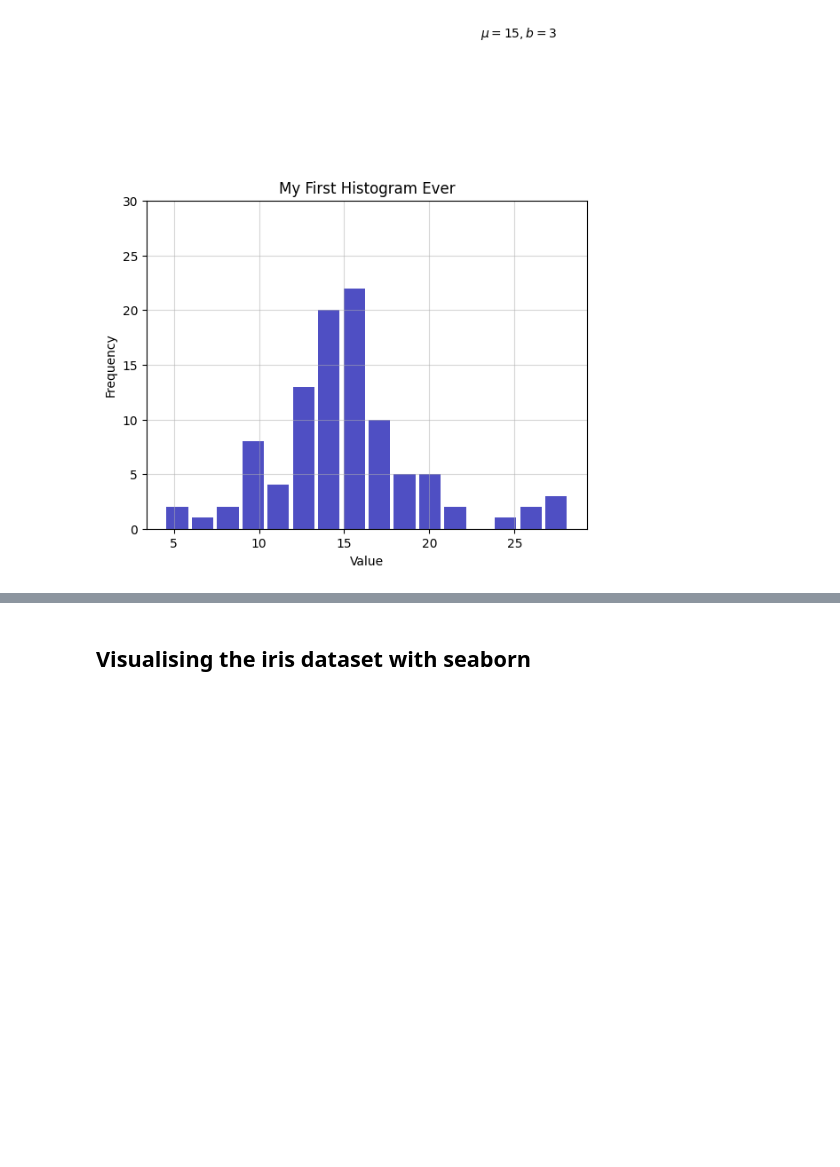
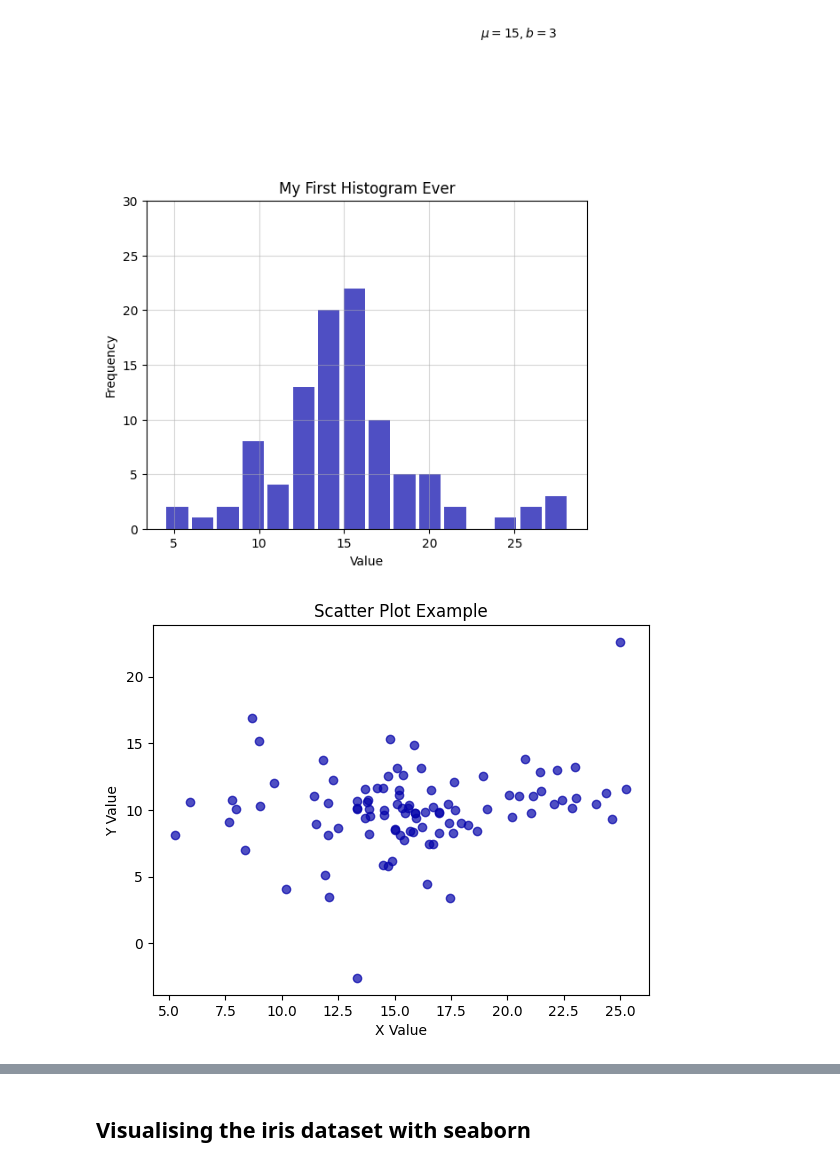
Before and after one commit to sameerhingoro/IOD, a Jupyter notebook: IOD_Lab_1_1_1.ipynb, the cells around one changed output, grey strips where cells are left out. Cells and saved outputs as stored; diff of their text form; code cells hidden in the pictures; blank space fills up the shorter version.

```diff
--- a/IOD_Lab_1_1_1.ipynb
+++ b/IOD_Lab_1_1_1.ipynb
@@ -199,3 +197,21 @@ plt.show()
+# %%
+# Bonus: Create a scatter plot of random data
+# Generate random data
+x = np.random.laplace(loc=15, scale=3, size=100)
+y = np.random.laplace(loc=10, scale=2, size=100)
+
+# Create a scatter plot
+plt.scatter(x, y, color='#0504aa', alpha=0.7)
+
+# Add labels and title
+plt.xlabel('X Value')
+plt.ylabel('Y Value')
+plt.title('Scatter Plot Example')
+
+# Show the plot
+plt.show()
+# %% [output]
+[figure, added]
 # %%
 # Load data from 'https://raw.githubusercontent.com/alanjones2/dataviz/master/london2018.csv'
 # and print it
```
Also changed, not shown: parts of 6 cells of this notebook.
